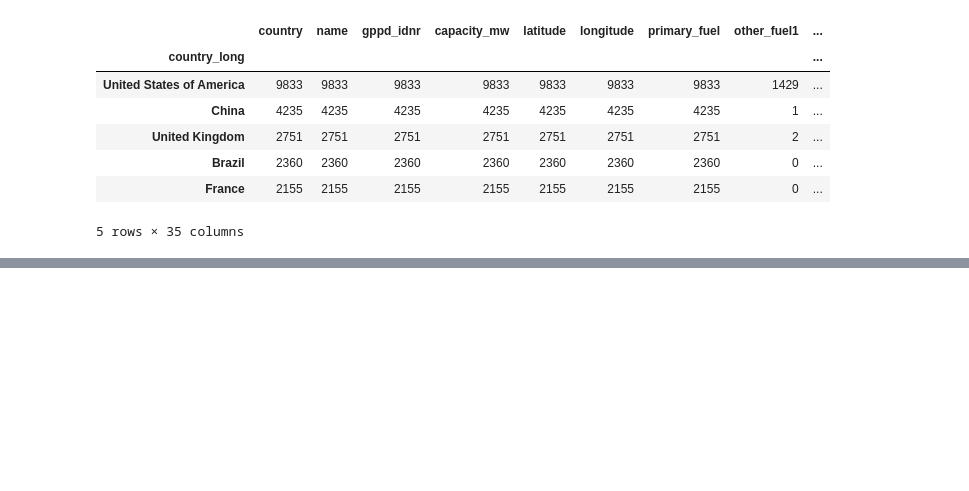
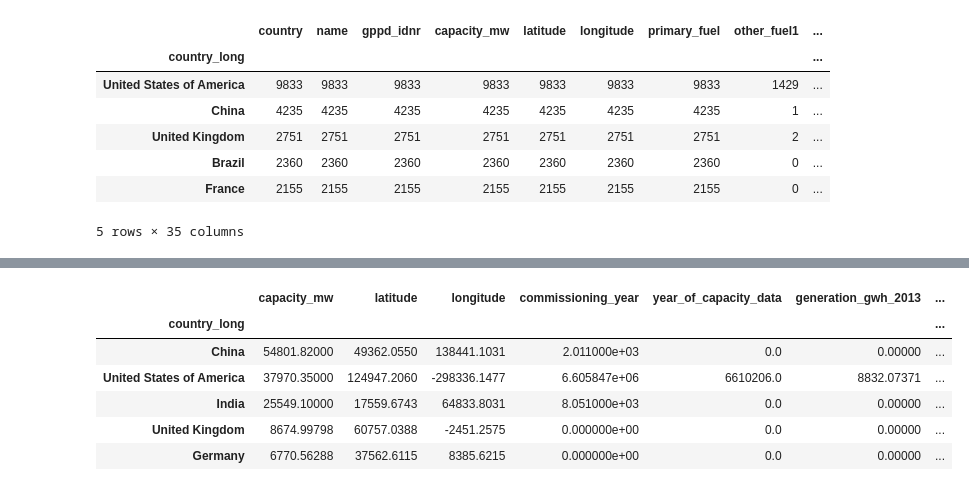
Before and after one commit to snavarroroby/Project-1-g3, a Jupyter notebook: Data_merge_cleaning.ipynb, the cells around one changed output, grey strips where cells are left out. Drawn from its saved outputs; the diff is of its cells as text; code cells hidden in the pictures; blank space fills up the shorter version.

Commit message:
adding fuel type top country analysis

```diff
--- a/Data_merge_cleaning.ipynb
+++ b/Data_merge_cleaning.ipynb
@@ -93,0 +105,14 @@ installed_pwr.sort_values(by=["capacity_mw"],ascending=False).head(5)
+# %%
+solar_df = global_pwrplant.loc[global_pwrplant['primary_fuel']=="Solar"]
+solar_df
+
+grouped_solar_df = solar_df.groupby('country_long').sum()
+grouped_solar_df.sort_values(by=['capacity_mw'], ascending = False).head(5)
+# %% [output]
+|  | capacity_mw | latitude | longitude | commissioning_year | year_of_capacity_data | generation_gwh_2013 | ... |
+| country_long |  |  |  |  |  |  | ... |
+| China | 54801.82000 | 49362.0550 | 138441.1031 | 2.011000e+03 | 0.0 | 0.00000 | ... |
+| United States of America | 37970.35000 | 124947.2060 | -298336.1477 | 6.605847e+06 | 6610206.0 | 8832.07371 | ... |
+| India | 25549.10000 | 17559.6743 | 64833.8031 | 8.051000e+03 | 0.0 | 0.00000 | ... |
+| United Kingdom | 8674.99798 | 60757.0388 | -2451.2575 | 0.000000e+00 | 0.0 | 0.00000 | ... |
+| Germany | 6770.56288 | 37562.6115 | 8385.6215 | 0.000000e+00 | 0.0 | 0.00000 | ... |
```
Also changed, not shown: parts of 3 cells of this notebook, 10 other files.
